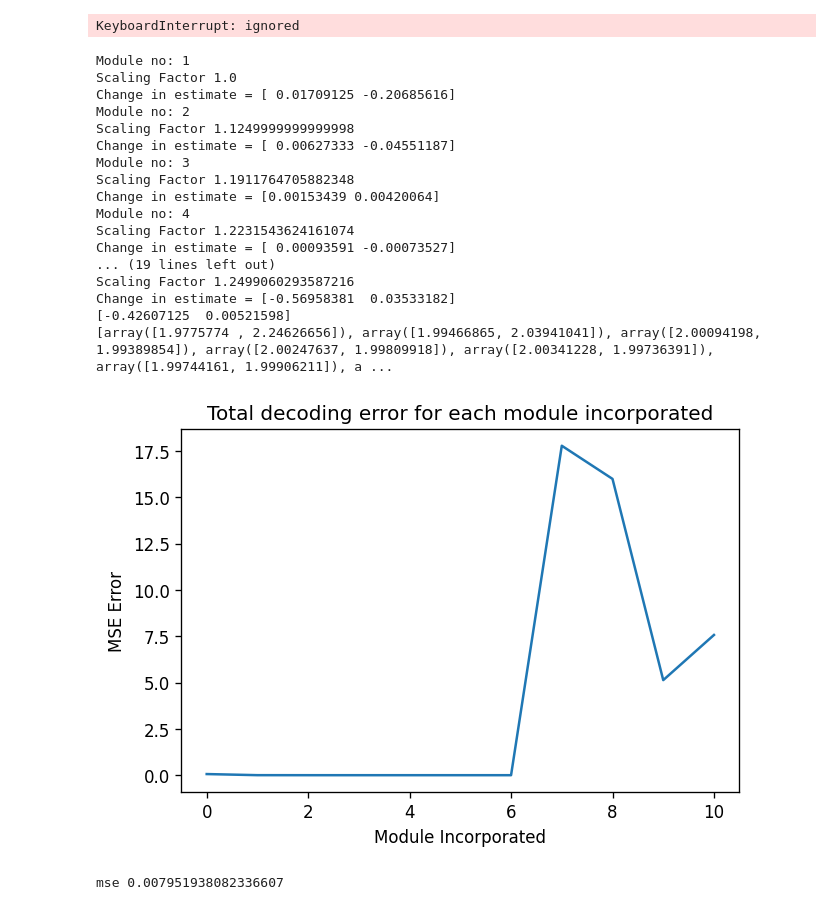
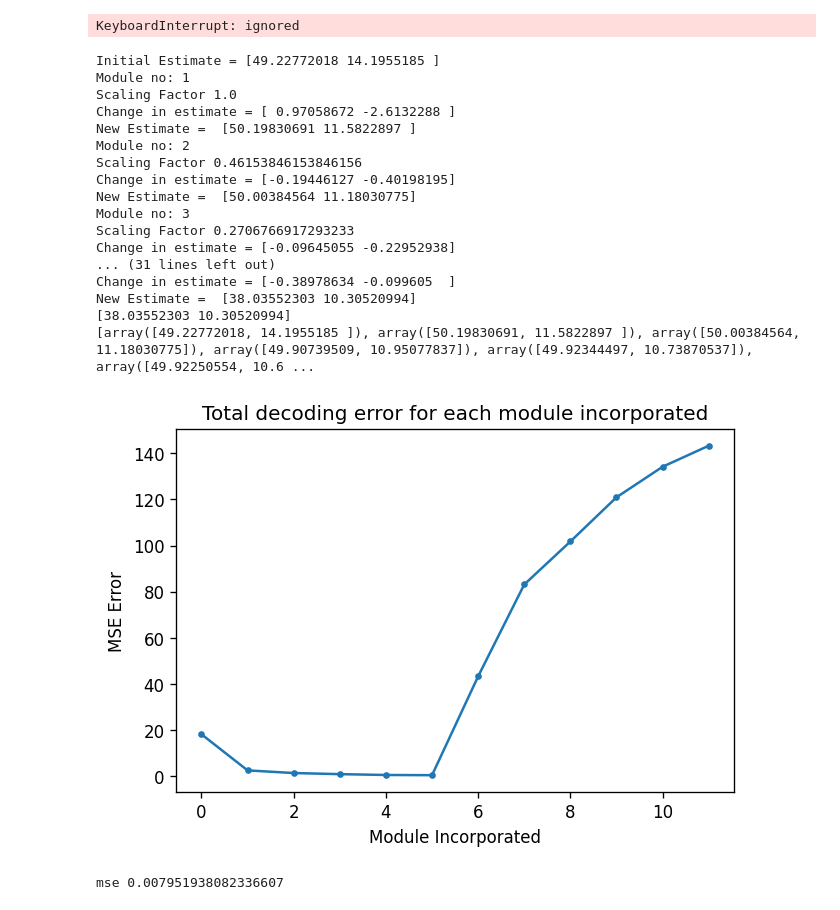
Before and after one commit to divyanshgupt/travelling-wave-mec, a Jupyter notebook: Grid_Cells - 2.ipynb, the cells around one changed output. Drawn from its saved outputs; the diff is of its cells as text; code cells hidden in the pictures.

Commit message:
some more testing on the nested decoder

```diff
--- a/Grid_Cells - 2.ipynb
+++ b/Grid_Cells - 2.ipynb
@@ -989,8 +989,8 @@ def multi_firing_activity(modules, position, n_max, K, s):
 
   for i in range(len(modules)):
     activity = fast_firing_activity(modules[i], position, n_max, K)
-    multi_activity[:,i]=activity
-    K=K*s #reduce firing fields in successive modules
+    multi_activity[:,i] = activity
+ #   K=K*s #reduce firing fields in successive modules
 
   return multi_activity
 
@@ -1002,6 +1002,7 @@ def decode_2dpos_allm(gridcells, multi_firing):
   eturns mostlikely position'''
 
   estimates = np.zeros((len(gridcells),2))
+
   for i in range(len(gridcells)):
     lam = gridcells[i][0,0]
     phases = gridcells[i][:, 2:]
@@ -1010,6 +1011,7 @@ def decode_2dpos_allm(gridcells, multi_firing):
 
   #recursive algorithm
   xl = estimates[0]
+  print("Initial Estimate =", xl)
   cells0 = len(gridcells[0]) # no. of cells in 1st module
   lami0 = gridcells[0][0,0] # spatial period of first module
   prevnumer= cells0/(lami0**2)
@@ -1018,21 +1020,26 @@ def decode_2dpos_allm(gridcells, multi_firing):
   for i in range(1,len(gridcells)):
     print("Module no:", i)
     del_hat = estimates[i]-xl # centering next lattice around previous estimate
+    new_estimates.append(xl)
+    #calculating weights
+  # cellsi_1 = len(gridcells[i-1])
+  #  lami_1 = gridcells[i-1][0,0]
+  #  numer = cellsi_1/(lami_1**2) # this is wrong, the numerator here
 
-    #calculating weights
-    cellsi_1 = len(gridcells[i-1])
-    lami_1 = gridcells[i-1][0,0]
-    numer = cellsi_1/(lami_1**2) # this is wrong, the numerator here
-    new_estimates.append(xl)
+  #  scaling_factor = numer/prevnumer
 
-    scaling_factor = numer/prevnumer
+    square_sum = [s**(2*j) for j in range(i)]
+    square_sum = sum(square_sum)
+    scaling_factor = s**(i-1) / square_sum
+
     print("Scaling Factor", scaling_factor)
     change = scaling_factor * del_hat
     print("Change in estimate =", change)
 
     xl = xl + change
-    prevnumer += numer
-
+    print("New Estimate = ", xl)
+  #  prevnumer += numer
+  new_estimates.append(xl)
   return xl, new_estimates
 
 def trajectory_1(total_steps =10):
@@ -1072,50 +1115,51 @@ def decode_2dtraj_allm(traject,gridcells):
 # %%
-lam = 100
-cell_num_root = 1000
+lam = 1000
+cell_num_root = 100
 num_modules = 12
 s = 1.5
 K = 100
 
-position = np.array([2,2])
+position = np.array([50,10])
 #initialize grid cells
 gridcells = multi_uniformModules(lam, cell_num_root, num_modules, s) #increase cells for more accuracy
 
 #compute firing rate
 multi_firing = multi_firing_activity(gridcells, position, n_max, K, s)
 
 #decode position
 pos, estimates = decode_2dpos_allm(gridcells, multi_firing)
+#pos, esimtates = nested_decoder(gridcells, multi_firing, s)
 print(pos)
 print(estimates)
 
 # Decoding Error
 mse = np.sum((position - estimates)**2, axis=1)
 
 plt.figure(dpi=120)
 plt.title("Total decoding error for each module incorporated")
-plt.plot(mse)
+plt.plot(mse, '.-', )
 plt.xlabel("Module Incorporated")
 plt.ylabel("MSE Error")
 plt.show()
 # %% [output]
+Initial Estimate = [49.22772018 14.1955185 ]
 Module no: 1
 Scaling Factor 1.0
-Change in estimate = [ 0.01709125 -0.20685616]
+Change in estimate = [ 0.97058672 -2.6132288 ]
+New Estimate =  [50.19830691 11.5822897 ]
 Module no: 2
-Scaling Factor 1.1249999999999998
-Change in estimate = [ 0.00627333 -0.04551187]
+Scaling Factor 0.46153846153846156
+Change in estimate = [-0.19446127 -0.40198195]
+New Estimate =  [50.00384564 11.18030775]
 Module no: 3
-Scaling Factor 1.1911764705882348
-Change in estimate = [0.00153439 0.00420064]
-Module no: 4
-Scaling Factor 1.2231543624161074
-Change in estimate = [ 0.00093591 -0.00073527]
-... (19 lines left out)
-Scaling Factor 1.2499060293587216
-Change in estimate = [-0.56958381  0.03533182]
-[-0.42607125  0.00521598]
-[array([1.9775774 , 2.24626656]), array([1.99466865, 2.03941041]), array([2.00094198, 1.99389854]), array([2.00247637, 1.99809918]), array([2.00341228, 1.99736391]), array([1.99744161, 1.99906211]), a ...
+Scaling Factor 0.2706766917293233
+Change in estimate = [-0.09645055 -0.22952938]
+... (31 lines left out)
+Change in estimate = [-0.38978634 -0.099605  ]
+New Estimate =  [38.03552303 10.30520994]
+[38.03552303 10.30520994]
+[array([49.22772018, 14.1955185 ]), array([50.19830691, 11.5822897 ]), array([50.00384564, 11.18030775]), array([49.90739509, 10.95077837]), array([49.92344497, 10.73870537]), array([49.92250554, 10.6 ...
-[figure, old version]
+[figure, new version]
 # %%
  # trajectory #1
  #intiailizae trajectory
```
Also changed, not shown: parts of 1 cell of this notebook.
